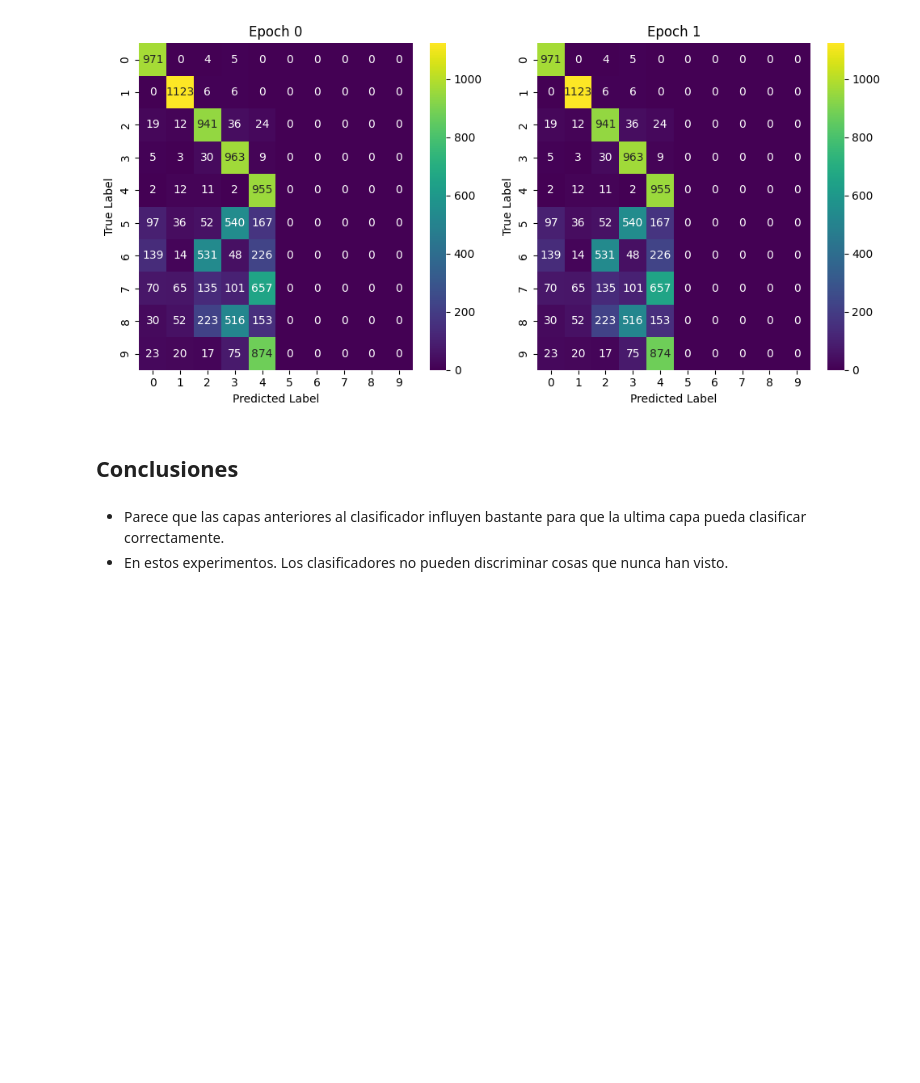
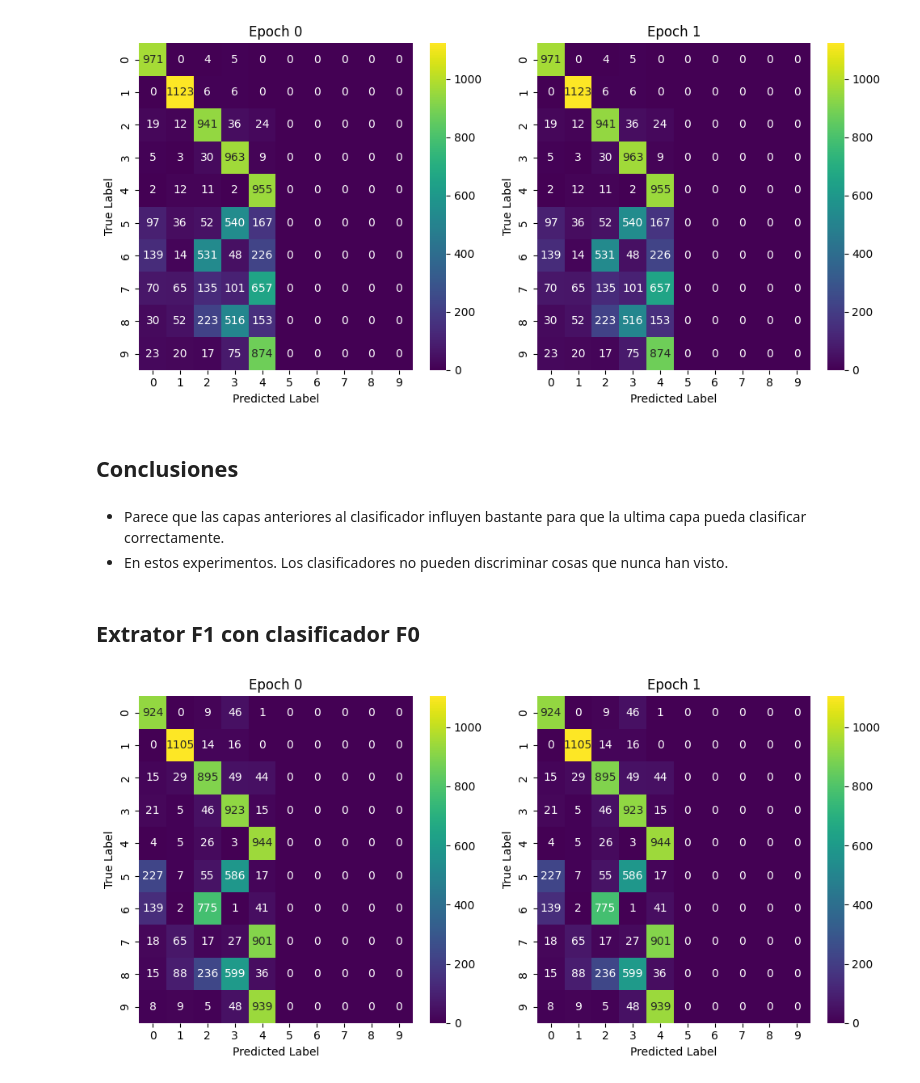
Before and after one commit to eguar11011/catastrophic_forgetting, a Jupyter notebook: Experiment_combination_classifier/Predictions_performance.ipynb, the cells around one changed output. Saved outputs shown, nothing was run; the diff lists cells and outputs as text; code cells hidden in the pictures; blank space fills up the shorter version.

Commit message:
Predicciones con el extractor F1 y con el clasificador F0

```diff
--- a/Experiment_combination_classifier/Predictions_performance.ipynb
+++ b/Experiment_combination_classifier/Predictions_performance.ipynb
@@ -263,3 +263,45 @@ plt.show()
 # %% [markdown]
 - Parece que las capas anteriores al clasificador influyen bastante para que la ultima capa pueda clasificar correctamente.
 - En estos experimentos. Los clasificadores no pueden discriminar cosas que nunca han visto.
+# %% [markdown]
+## Extrator F1 con clasificador F0
+# %%
+
+# Configurar la cuadrícula de subgráficos
+fig, axes = plt.subplots(nrows=1, ncols=2, figsize=(10, 5))
+
+# Iterar sobre los archivos y las ubicaciones de subgráficos
+for i, ax in enumerate(axes.flatten()):
+    # Crear el nombre del archivo
+    file_name = f'logs/preditions_combination_classifier_f0_0_4_f0_5_9_F1.txt'
+
+    # Verificar si el archivo existe
+    if os.path.exists(file_name):
+        # Abre el archivo en modo de lectura ('r')
+        with open(file_name, 'r') as archivo:
+            # Lee el contenido del archivo
+            contenido = archivo.read()
+
+            # Convierte la expresión literal de Python en la estructura de datos original
+            data = ast.literal_eval(contenido)
+
+        # Extraer etiquetas reales y predicciones
+        real_labels, predicted_labels = zip(*data)
+
+        # Crear una matriz de confusión
+        conf_matrix = confusion_matrix(real_labels, predicted_labels)
+
+        # Crear un mapa de calor en el subgráfico actual
+        sns.heatmap(conf_matrix, annot=True, fmt='d', cmap='viridis',
+                    xticklabels=set(real_labels), yticklabels=set(real_labels), ax=ax)
+
+        # Añadir etiquetas a los ejes
+        ax.set_xlabel('Predicted Label')
+        ax.set_ylabel('True Label')
+        ax.set_title(f'Epoch {i}')
+
+# Ajustar diseño y mostrar el mosaico de mapas de calor
+plt.tight_layout()
+plt.show()
+# %% [output]
+[figure, added]
```
